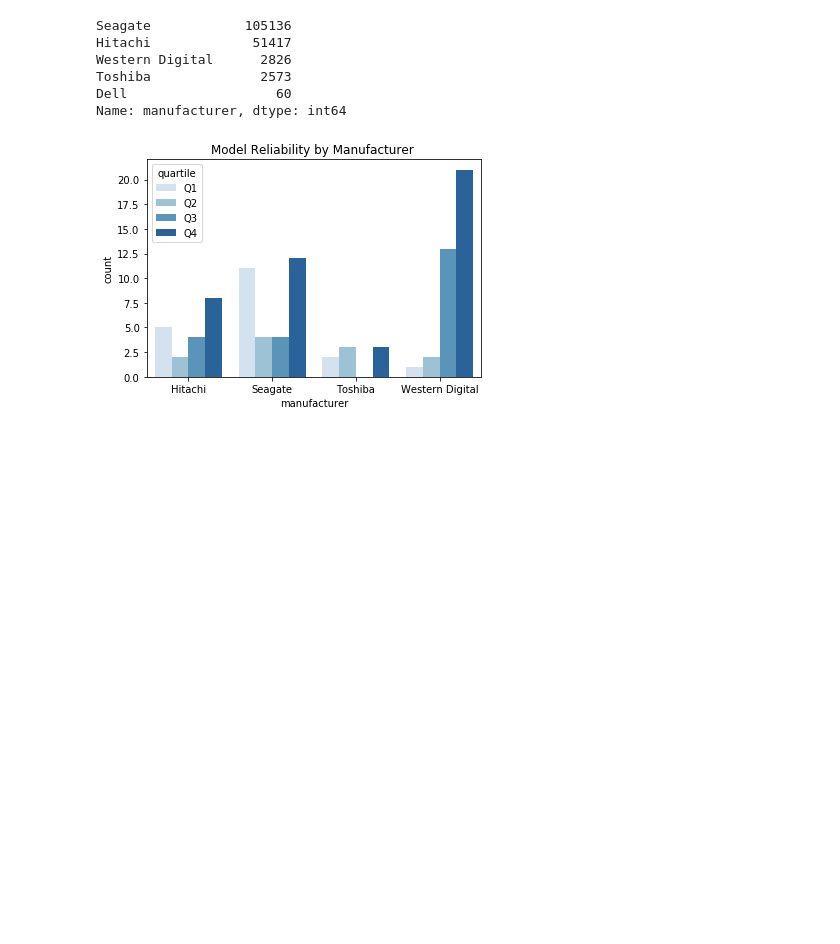
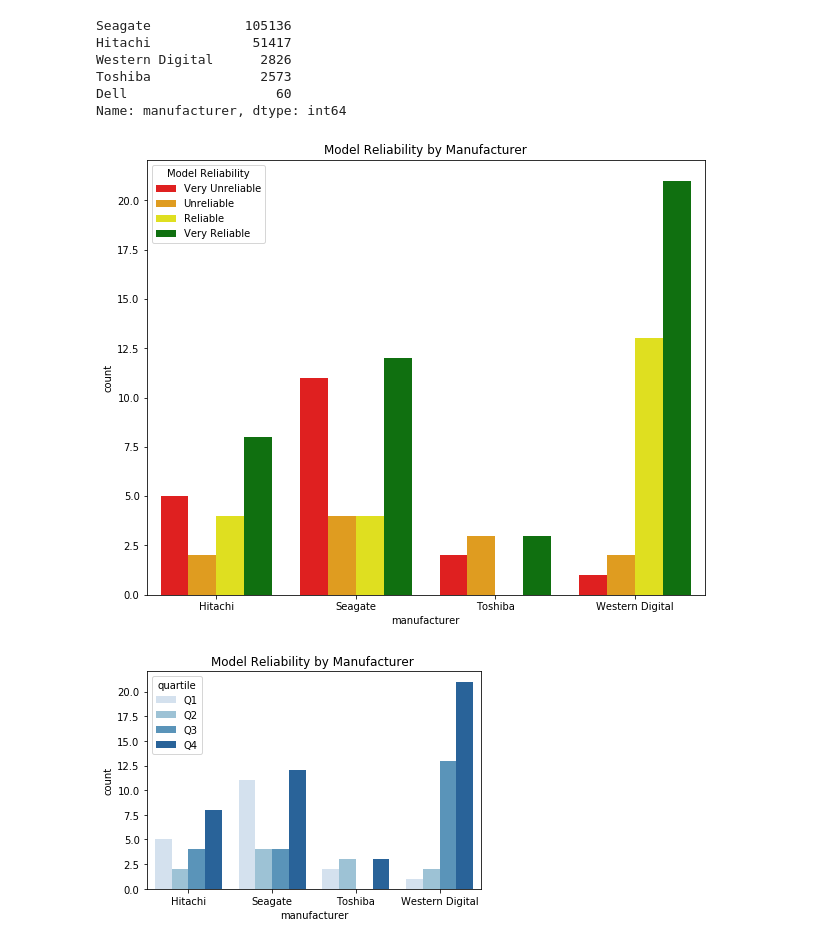
Before and after one commit to just-keep-spinning/hard-drive-project, a Jupyter notebook: Johns_capstone_folder/sns_stacked_graph.ipynb, the cells around one changed output. Drawn from its saved outputs; the diff is of its cells as text; code cells hidden in the pictures; blank space fills up the shorter version.

Commit message:
update manufacturer graph

```diff
--- a/Johns_capstone_folder/sns_stacked_graph.ipynb
+++ b/Johns_capstone_folder/sns_stacked_graph.ipynb
@@ -52,6 +52,58 @@ Dell                   60
 Name: manufacturer, dtype: int64
 # %%
 df = prepare.treat_nulls(df)
+# %%
+def get_quartile(df,Q1=1.6,Q2=2.6,Q3=4):
+    '''
+    Add colulmn to identify which quartile drive falls in based on the age of the hard drive
+    '''
+
+    df['quartile']= 1
+    df['quartile'][df.drive_age_in_years<Q1] = 'Q1'
+    df['quartile'][(df.drive_age_in_years>=Q1) & (df.drive_age_in_years<Q2)] = 'Q2'
+    df['quartile'][(df.drive_age_in_years>=Q2) & (df.drive_age_in_years<Q3)] = 'Q3'
+    df['quartile'][(df.drive_age_in_years>=Q3)] = 'Q4'
+
+    return df
+# %%
+def get_manufacturer_graph(df):
+    '''
+    creates a graph of model reliability by manufacturer
+    '''
+
+    # configure data frame
+    df = df[['model','manufacturer','drive_age_in_years']]
+
+    df = df.groupby('model').agg({'manufacturer': 'max','drive_age_in_years':'median'})
+
+    df = get_quartile(df)
+
+    df = df.drop(columns=['drive_age_in_years'])
+    df = df.reset_index()
+
+    df['count']= 1
+
+    df = df.groupby(['manufacturer','quartile']).count().reset_index()
+
+
+    # create graph
+    plt.figure(figsize=(10,8))
+
+    labels =['Very Unreliable','Unreliable','Reliable','Very Reliable']
+
+    ax = sns.barplot(x='manufacturer', y='count', hue='quartile', data=df, palette=['Red','Orange','Yellow','Green'])
+
+    h, l = ax.get_legend_handles_labels()
+
+    ax.legend(h, labels, title="Model Reliability")
+
+    plt.title("Model Reliability by Manufacturer")
+
+    plt.show()
+
+get_manufacturer_graph(df)
+# %% [output]
+[figure, added]
 # %%
 explore.get_manufacturer_graph(df)
 # %% [output]
```
Also changed, not shown: 1 other file.
